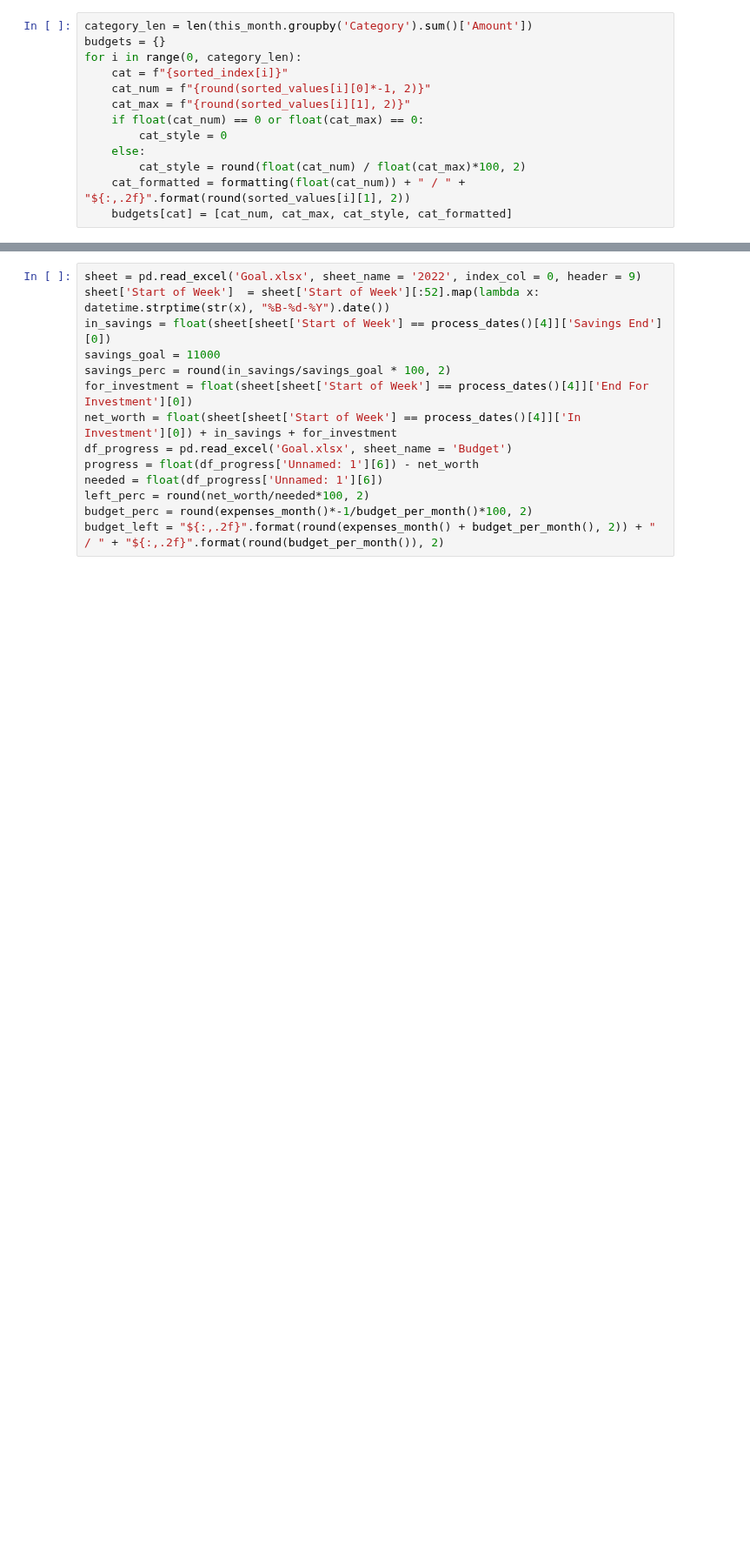
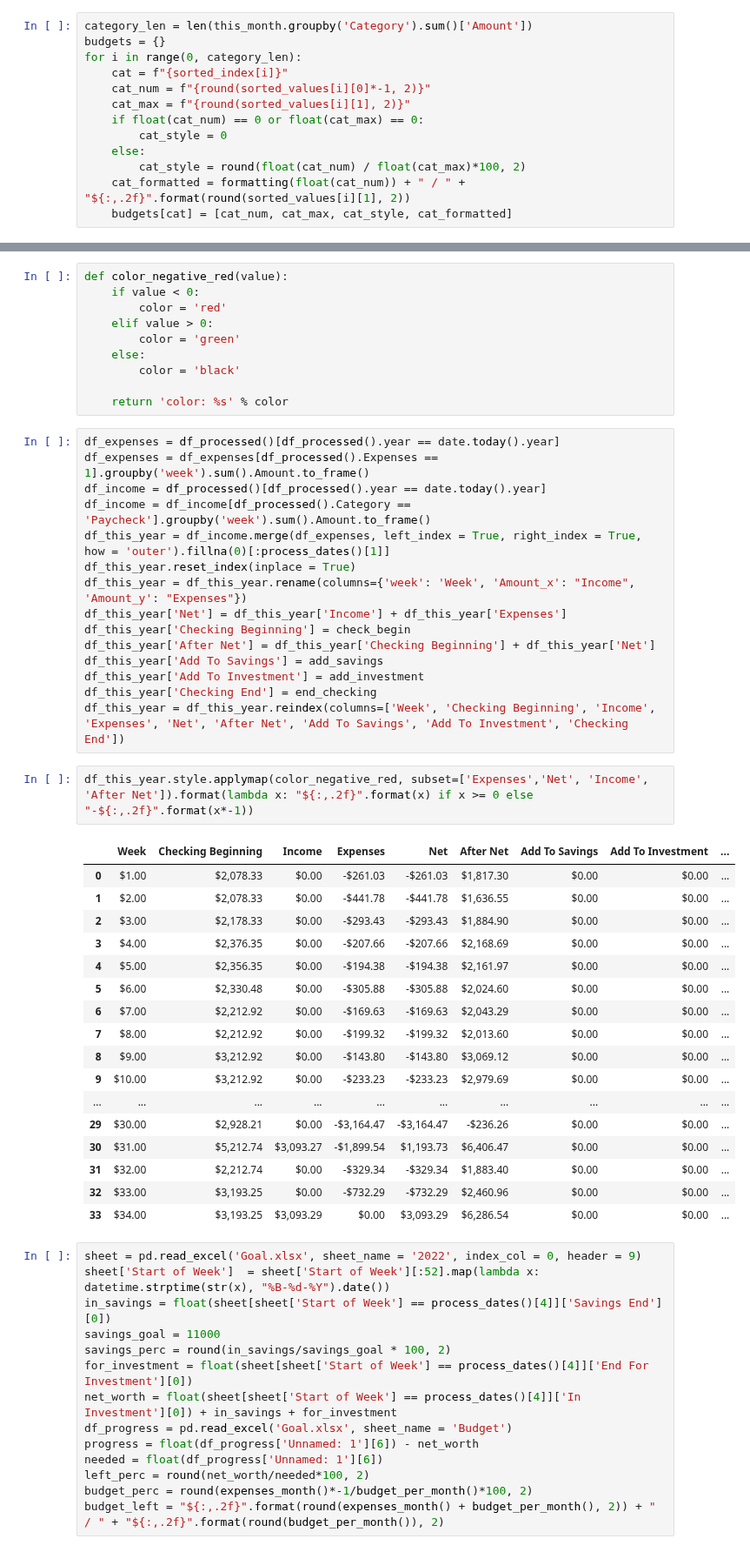
Before and after one commit to pinkasfloyd1337/pinkasfloyd1337.github.io, a Jupyter notebook: finances.ipynb, the cells around one changed output, grey strips where cells are left out. Shown at 87% size. Saved outputs shown, nothing was run; the diff lists cells and outputs as text; blank space fills up the shorter version.

```diff
--- a/finances.ipynb
+++ b/finances.ipynb
@@ -267,3 +396,48 @@ df_this_year
+# %%
+def color_negative_red(value):
+    if value < 0:
+        color = 'red'
+    elif value > 0:
+        color = 'green'
+    else:
+        color = 'black'
+
+    return 'color: %s' % color
+# %%
+df_expenses = df_processed()[df_processed().year == date.today().year]
+df_expenses = df_expenses[df_processed().Expenses == 1].groupby('week').sum().Amount.to_frame()
+df_income = df_processed()[df_processed().year == date.today().year]
+df_income = df_income[df_processed().Category == 'Paycheck'].groupby('week').sum().Amount.to_frame()
+df_this_year = df_income.merge(df_expenses, left_index = True, right_index = True, how = 'outer').fillna(0)[:process_dates()[1]]
+df_this_year.reset_index(inplace = True)
+df_this_year = df_this_year.rename(columns={'week': 'Week', 'Amount_x': "Income", 'Amount_y': "Expenses"})
+df_this_year['Net'] = df_this_year['Income'] + df_this_year['Expenses']
+df_this_year['Checking Beginning'] = check_begin
+df_this_year['After Net'] = df_this_year['Checking Beginning'] + df_this_year['Net']
+df_this_year['Add To Savings'] = add_savings
+df_this_year['Add To Investment'] = add_investment
+df_this_year['Checking End'] = end_checking
+df_this_year = df_this_year.reindex(columns=['Week', 'Checking Beginning', 'Income', 'Expenses', 'Net', 'After Net', 'Add To Savings', 'Add To Investment', 'Checking End'])
+# %%
+df_this_year.style.applymap(color_negative_red, subset=['Expenses','Net', 'Income', 'After Net']).format(lambda x: "${:,.2f}".format(x) if x >= 0 else "-${:,.2f}".format(x*-1))
+# %% [output]
+|  | Week | Checking Beginning | Income | Expenses | Net | After Net | Add To Savings | Add To Investment | ... |
+| 0 | $1.00 | $2,078.33 | $0.00 | -$261.03 | -$261.03 | $1,817.30 | $0.00 | $0.00 | ... |
+| 1 | $2.00 | $2,078.33 | $0.00 | -$441.78 | -$441.78 | $1,636.55 | $0.00 | $0.00 | ... |
+| 2 | $3.00 | $2,178.33 | $0.00 | -$293.43 | -$293.43 | $1,884.90 | $0.00 | $0.00 | ... |
+| 3 | $4.00 | $2,376.35 | $0.00 | -$207.66 | -$207.66 | $2,168.69 | $0.00 | $0.00 | ... |
+| 4 | $5.00 | $2,356.35 | $0.00 | -$194.38 | -$194.38 | $2,161.97 | $0.00 | $0.00 | ... |
+| 5 | $6.00 | $2,330.48 | $0.00 | -$305.88 | -$305.88 | $2,024.60 | $0.00 | $0.00 | ... |
+| 6 | $7.00 | $2,212.92 | $0.00 | -$169.63 | -$169.63 | $2,043.29 | $0.00 | $0.00 | ... |
+| 7 | $8.00 | $2,212.92 | $0.00 | -$199.32 | -$199.32 | $2,013.60 | $0.00 | $0.00 | ... |
+| 8 | $9.00 | $3,212.92 | $0.00 | -$143.80 | -$143.80 | $3,069.12 | $0.00 | $0.00 | ... |
+| 9 | $10.00 | $3,212.92 | $0.00 | -$233.23 | -$233.23 | $2,979.69 | $0.00 | $0.00 | ... |
+| ... | ... | ... | ... | ... | ... | ... | ... | ... | ... |
+| 29 | $30.00 | $2,928.21 | $0.00 | -$3,164.47 | -$3,164.47 | -$236.26 | $0.00 | $0.00 | ... |
+| 30 | $31.00 | $5,212.74 | $3,093.27 | -$1,899.54 | $1,193.73 | $6,406.47 | $0.00 | $0.00 | ... |
+| 31 | $32.00 | $2,212.74 | $0.00 | -$329.34 | -$329.34 | $1,883.40 | $0.00 | $0.00 | ... |
+| 32 | $33.00 | $3,193.25 | $0.00 | -$732.29 | -$732.29 | $2,460.96 | $0.00 | $0.00 | ... |
+| 33 | $34.00 | $3,193.25 | $3,093.29 | $0.00 | $3,093.29 | $6,286.54 | $0.00 | $0.00 | ... |
 # %%
 sheet = pd.read_excel('Goal.xlsx', sheet_name = '2022', index_col = 0, header = 9)
 sheet['Start of Week']  = sheet['Start of Week'][:52].map(lambda x: datetime.strptime(str(x), "%B-%d-%Y").date())
```
Also changed, not shown: parts of 4 cells of this notebook, 2 other files.
